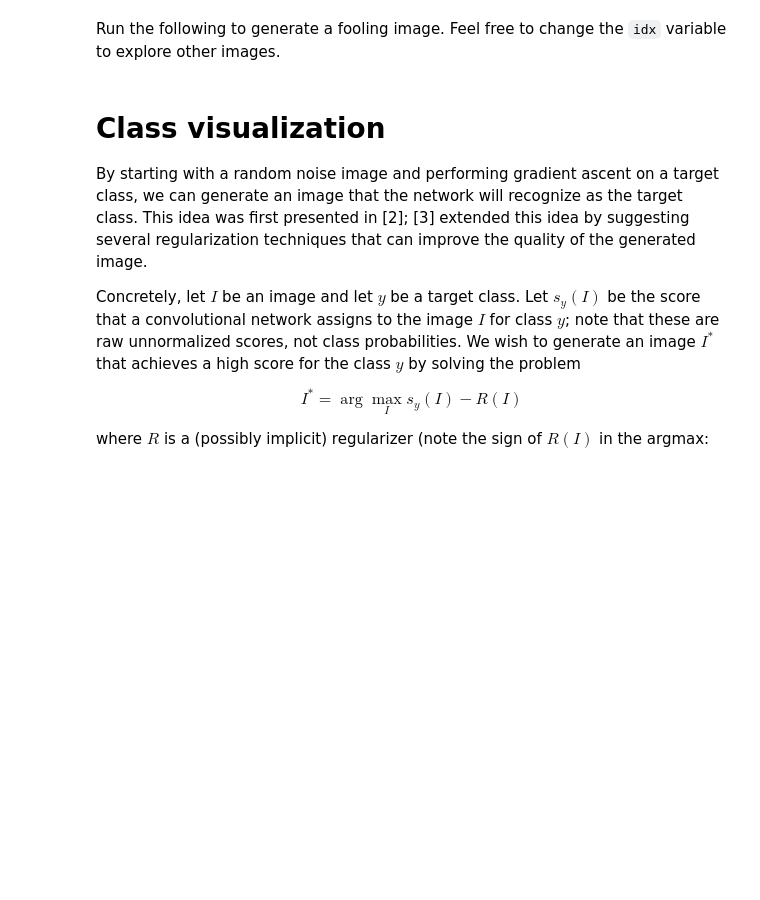
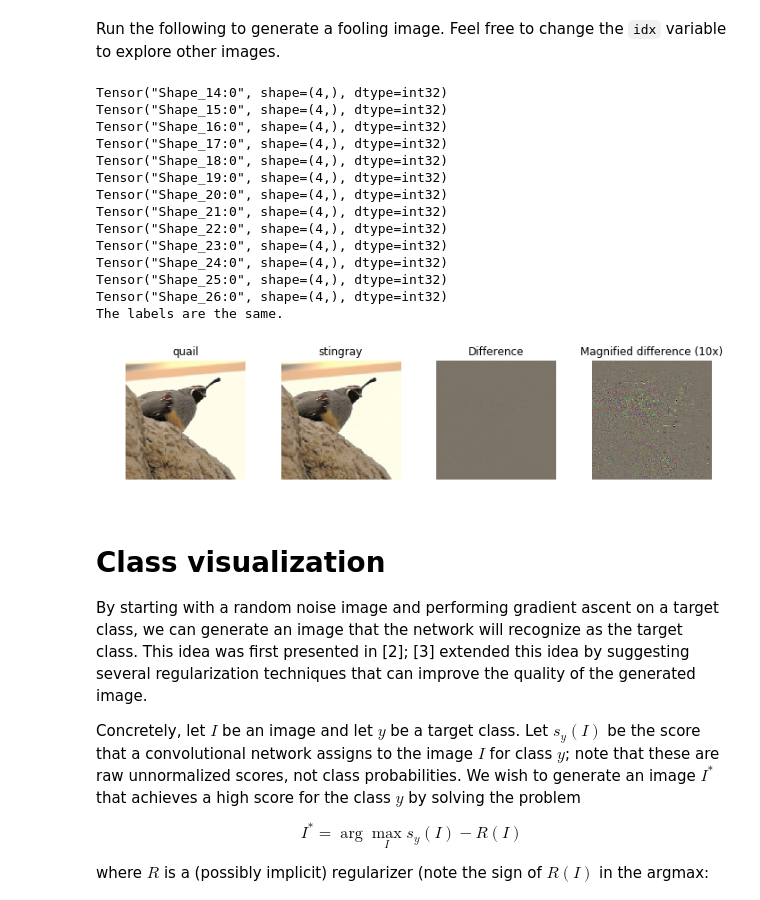
Before and after one commit to XIANGFANGCODE/cs231_assignment, a Jupyter notebook: assignment3/NetworkVisualization-TensorFlow.ipynb, the cells around one changed output. Saved outputs shown, nothing was run; the diff lists cells and outputs as text; code cells hidden in the pictures; blank space fills up the shorter version.

```diff
--- a/assignment3/NetworkVisualization-TensorFlow.ipynb
+++ b/assignment3/NetworkVisualization-TensorFlow.ipynb
@@ -176,6 +176,7 @@ We can also use image gradients to generate "fooling images" as discussed in [3]
 
 [3] Szegedy et al, "Intriguing properties of neural networks", ICLR 2014
 # %%
+from numpy import linalg as LA
 def make_fooling_image(X, target_y, model):
     """
     Generate a fooling image that is close to X, but that the model classifies
@@ -205,6 +206,25 @@ def make_fooling_image(X, target_y, model):
     # in fewer than 100 iterations of gradient ascent.                           #
     # You can print your progress over iterations to check your algorithm.       #
     ##############################################################################
+    for i in range(100):
+        target_score = tf.gather_nd(model.classifier,
+                                      tf.stack((tf.range(X.shape[0]), model.labels), axis=1))  # 当前label下面的对应的打分值
+        #gradients() adds ops to the graph to output the derivatives of ys with respect to xs.
+        #It returns a list of Tensor of length len(xs) where each tensor is the sum(dy/dx) for y in ys.
+        grad_tensor = tf.gradients(target_score,model.image) # 目标类对于模型图片求梯度
+        grad,predict_logit = sess.run([grad_tensor,model.classifier],{model.image:X_fooling, model.labels:[target_y]}) #给模型目标类的label
+        cur_predict_label = np.argmax(predict_logit, axis = 1)[0]  # 当前模型预测的label
+        print (tf.shape(grad[0]))
+        if cur_predict_label == target_y:  # 判断预测label是否和目标类一致
+            print("The labels are the same.")
+            #print(cur_predict_label)
+            #print(target_y)
+            return X_fooling
+        grad = grad[0]
+        dx = learning_rate * grad/ LA.norm(grad)
+
+        X_fooling = X_fooling + dx  # 梯度上升
+
     pass
     ##############################################################################
     #                             END OF YOUR CODE                               #
@@ -213,36 +233,52 @@ def make_fooling_image(X, target_y, model):
 # %% [markdown]
 Run the following to generate a fooling image. Feel free to change the `idx` variable to explore other images.
 # %%
-idx = 0
+idx = 1
 Xi = X[idx][None]
 target_y = 6
 X_fooling = make_fooling_image(Xi, target_y, model)
 
 # Make sure that X_fooling is classified as y_target
 scores = sess.run(model.classifier, {model.image: X_fooling})
 assert scores[0].argmax() == target_y, 'The network is not fooled!'
 
 # Show original image, fooling image, and difference
 orig_img = deprocess_image(Xi[0])
 fool_img = deprocess_image(X_fooling[0])
 # Rescale
 plt.subplot(1, 4, 1)
 plt.imshow(orig_img)
 plt.axis('off')
 plt.title(class_names[y[idx]])
 plt.subplot(1, 4, 2)
 plt.imshow(fool_img)
 plt.title(class_names[target_y])
 plt.axis('off')
 plt.subplot(1, 4, 3)
 plt.title('Difference')
 plt.imshow(deprocess_image((Xi-X_fooling)[0]))
 plt.axis('off')
 plt.subplot(1, 4, 4)
 plt.title('Magnified difference (10x)')
 plt.imshow(deprocess_image(10 * (Xi-X_fooling)[0]))
 plt.axis('off')
 plt.gcf().tight_layout()
+# %% [output]
+Tensor("Shape_14:0", shape=(4,), dtype=int32)
+Tensor("Shape_15:0", shape=(4,), dtype=int32)
+Tensor("Shape_16:0", shape=(4,), dtype=int32)
+Tensor("Shape_17:0", shape=(4,), dtype=int32)
+Tensor("Shape_18:0", shape=(4,), dtype=int32)
+Tensor("Shape_19:0", shape=(4,), dtype=int32)
+Tensor("Shape_20:0", shape=(4,), dtype=int32)
+Tensor("Shape_21:0", shape=(4,), dtype=int32)
+Tensor("Shape_22:0", shape=(4,), dtype=int32)
+Tensor("Shape_23:0", shape=(4,), dtype=int32)
+Tensor("Shape_24:0", shape=(4,), dtype=int32)
+Tensor("Shape_25:0", shape=(4,), dtype=int32)
+Tensor("Shape_26:0", shape=(4,), dtype=int32)
+The labels are the same.
+[figure, added]
 # %% [markdown]
 # Class visualization
 By starting with a random noise image and performing gradient ascent on a target class, we can generate an image that the network will recognize as the target class. This idea was first presented in [2]; [3] extended this idea by suggesting several regularization techniques that can improve the quality of the generated image.
```
Also changed, not shown: parts of 3 cells of this notebook, 1 other file.
